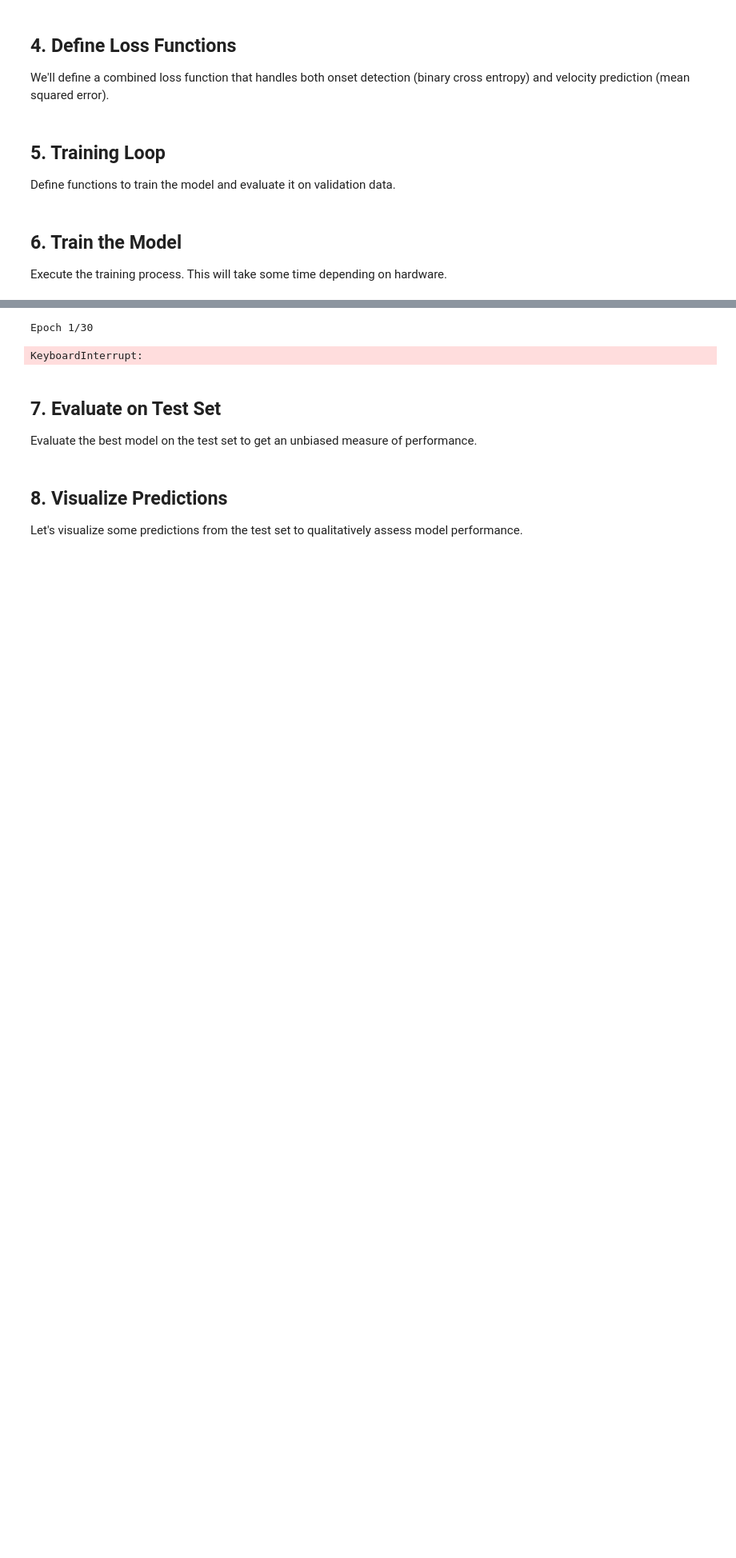
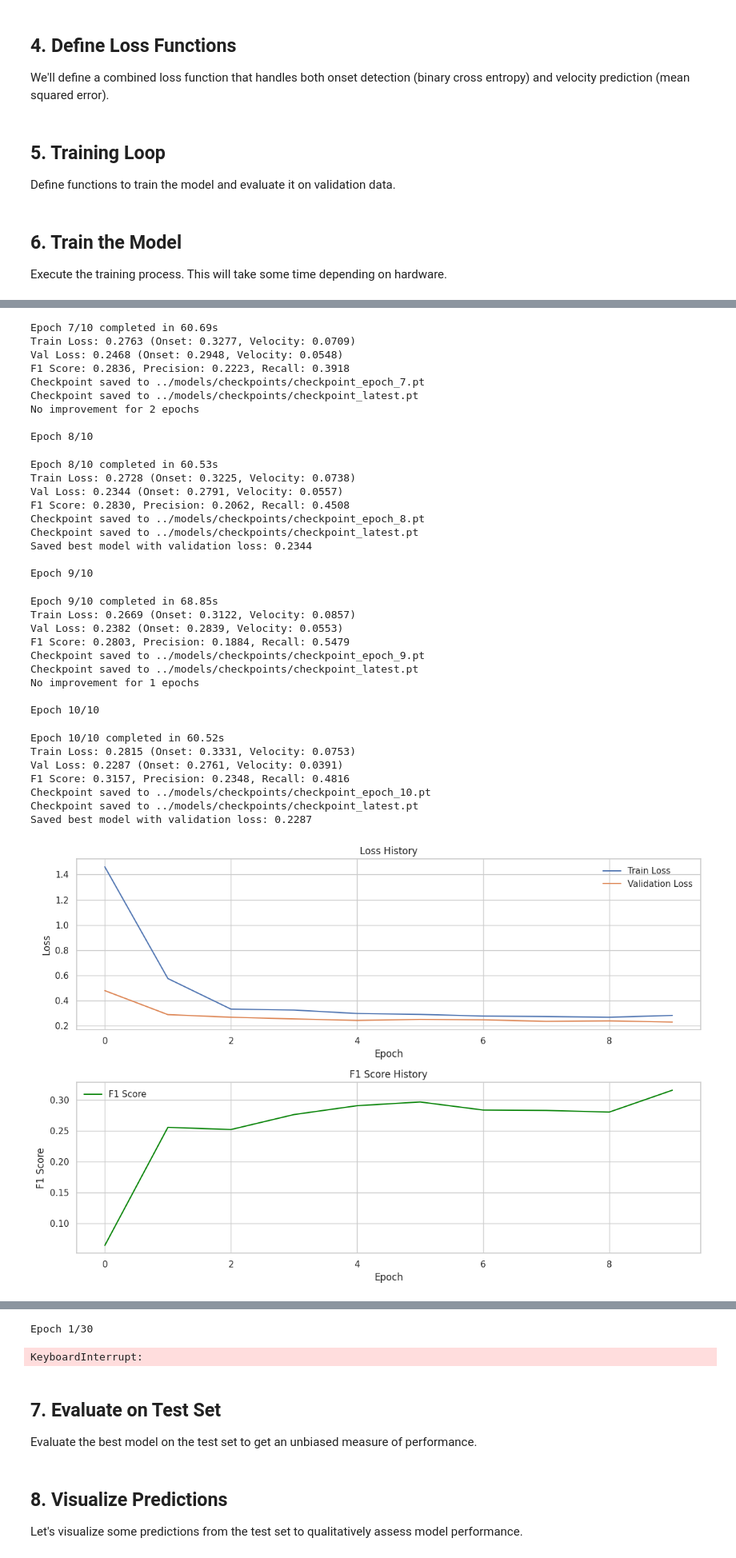
Before and after one commit to LittleHaku/DrumScribe-AI, a Jupyter notebook: notebooks/03_model_development.ipynb, the cells around one changed output, grey strips where cells are left out. Shown at 80% size. Cells and saved outputs as stored; diff of their text form; code cells hidden in the pictures; blank space fills up the shorter version.

Commit message:
Little Model that "worked"

```diff
--- a/notebooks/03_model_development.ipynb
+++ b/notebooks/03_model_development.ipynb
@@ -769,0 +898,15 @@ Execute the training process. This will take some time depending on hardware.
+# %%
+# Initialize weights for better performance
+def init_weights(m):
+    if isinstance(m, nn.Linear):
+        nn.init.xavier_uniform_(m.weight)
+        if m.bias is not None:
+            nn.init.constant_(m.bias, 0.1)
+
+# Create a simpler model with fewer parameters
+toy_model = DrumTranscriptionModel(n_mels=229, n_drums=N_DRUMS, use_lstm=False)
+print(f"Toy model parameters: {sum(p.numel() for p in toy_model.parameters() if p.requires_grad):,}")
+
+# Apply better initialization
+toy_model.apply(init_weights)
+toy_model = toy_model.to(device)
@@ -769,0 +940,21 @@ Execute the training process. This will take some time depending on hardware.
+# %%
+# Set toy hyperparameters (few epochs, higher learning rate)
+toy_learning_rate = 0.005
+toy_epochs = 10
+toy_patience = 3
+toy_onset_weight = 0.8
+toy_positive_weight = 20.0  # Higher weight for positive samples
+
+# Train the toy model
+print("Starting toy model training...")
+toy_model, toy_train_losses, toy_val_losses, toy_f1_scores = train_model(
+    model=toy_model,
+    train_loader=toy_train_loader,
+    val_loader=toy_val_loader,
+    device=device,
+    learning_rate=toy_learning_rate,
+    epochs=toy_epochs,
+    patience=toy_patience,
+    onset_weight=toy_onset_weight
+)
+# %% [output]
@@ -769,0 +1018,35 @@ Execute the training process. This will take some time depending on hardware.
+Epoch 7/10 completed in 60.69s
+Train Loss: 0.2763 (Onset: 0.3277, Velocity: 0.0709)
+Val Loss: 0.2468 (Onset: 0.2948, Velocity: 0.0548)
+F1 Score: 0.2836, Precision: 0.2223, Recall: 0.3918
+Checkpoint saved to ../models/checkpoints/checkpoint_epoch_7.pt
+Checkpoint saved to ../models/checkpoints/checkpoint_latest.pt
+No improvement for 2 epochs
+
+Epoch 8/10
+Epoch 8/10 completed in 60.53s
+Train Loss: 0.2728 (Onset: 0.3225, Velocity: 0.0738)
+Val Loss: 0.2344 (Onset: 0.2791, Velocity: 0.0557)
+F1 Score: 0.2830, Precision: 0.2062, Recall: 0.4508
+Checkpoint saved to ../models/checkpoints/checkpoint_epoch_8.pt
+Checkpoint saved to ../models/checkpoints/checkpoint_latest.pt
+Saved best model with validation loss: 0.2344
+
+Epoch 9/10
+Epoch 9/10 completed in 68.85s
+Train Loss: 0.2669 (Onset: 0.3122, Velocity: 0.0857)
+Val Loss: 0.2382 (Onset: 0.2839, Velocity: 0.0553)
+F1 Score: 0.2803, Precision: 0.1884, Recall: 0.5479
+Checkpoint saved to ../models/checkpoints/checkpoint_epoch_9.pt
+Checkpoint saved to ../models/checkpoints/checkpoint_latest.pt
+No improvement for 1 epochs
+
+Epoch 10/10
+Epoch 10/10 completed in 60.52s
+Train Loss: 0.2815 (Onset: 0.3331, Velocity: 0.0753)
+Val Loss: 0.2287 (Onset: 0.2761, Velocity: 0.0391)
+F1 Score: 0.3157, Precision: 0.2348, Recall: 0.4816
+Checkpoint saved to ../models/checkpoints/checkpoint_epoch_10.pt
+Checkpoint saved to ../models/checkpoints/checkpoint_latest.pt
+Saved best model with validation loss: 0.2287
+[figure, added]
```
Also changed, not shown: parts of 13 cells of this notebook.
